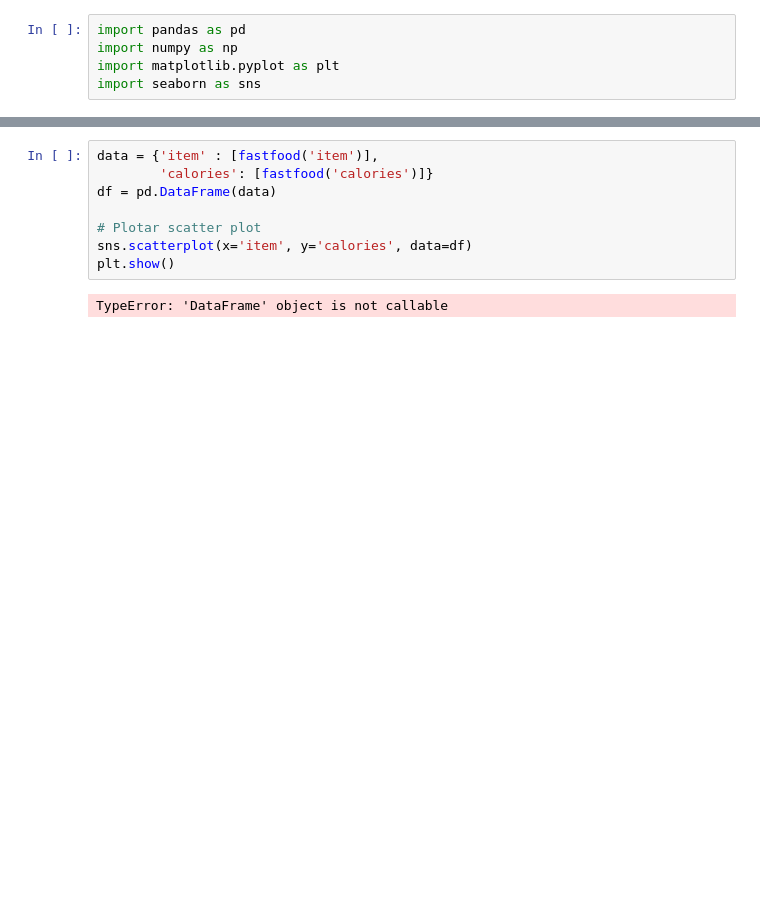
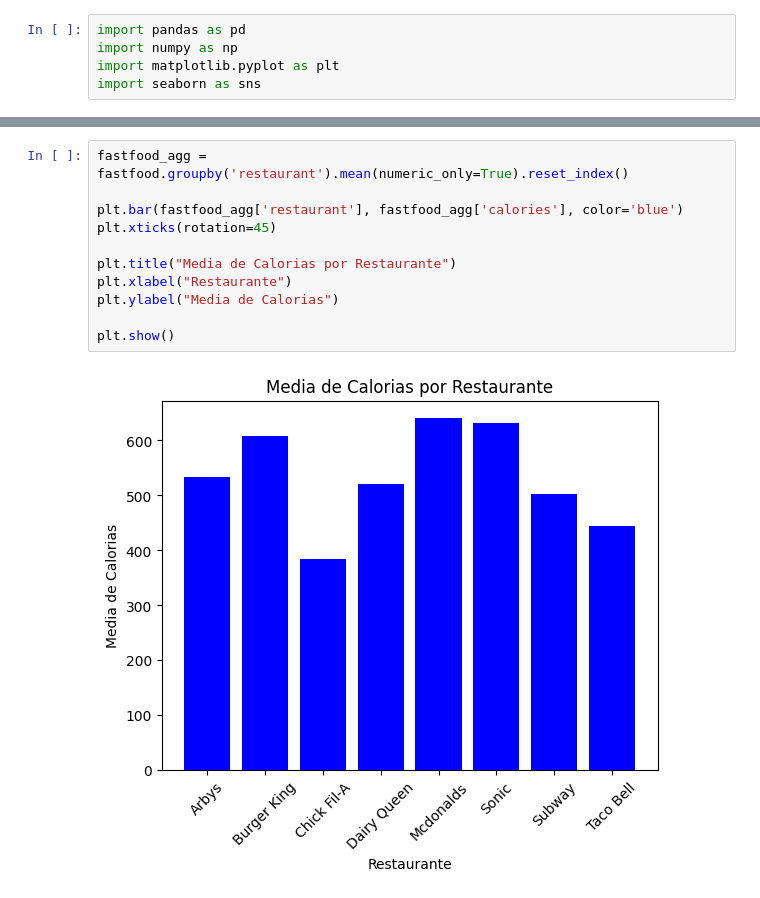
Before and after one commit to RodCavallini/Exercicios-Python, a Jupyter notebook: Exerciciosaula11.ipynb, the cells around one changed output, grey strips where cells are left out. Cells and saved outputs as stored; diff of their text form; blank space fills up the shorter version.

```diff
--- a/Exerciciosaula11.ipynb
+++ b/Exerciciosaula11.ipynb
@@ -24,13 +24,16 @@ fastfood.head(20)
 | 17 | Mcdonalds | Grilled Maple Bacon Dijon Chicken... | 580 | 190 | 21 | 8 | 0 | 135 | 1890 | ... |
 | 18 | Mcdonalds | Crispy Maple Bacon Dijon Chicken ... | 740 | 310 | 35 | 9 | 0.5 | 95 | 1780 | ... |
 | 19 | Mcdonalds | McChicken | 350 | 130 | 15 | 2023-05-03 00:00:00 | 0 | 40 | 600 | ... |
-# %%
-data = {'item' : [fastfood('item')],
-        'calories': [fastfood('calories')]}
-df = pd.DataFrame(data)
-
-# Plotar scatter plot
-sns.scatterplot(x='item', y='calories', data=df)
-plt.show()
-# %% [output]
-TypeError: 'DataFrame' object is not callable
+# %%
+fastfood_agg = fastfood.groupby('restaurant').mean(numeric_only=True).reset_index()
+
+plt.bar(fastfood_agg['restaurant'], fastfood_agg['calories'], color='blue')
+plt.xticks(rotation=45)
+
+plt.title("Media de Calorias por Restaurante")
+plt.xlabel("Restaurante")
+plt.ylabel("Media de Calorias")
+
+plt.show()
+# %% [output]
+[figure, added]
```
Also changed, not shown: parts of 3 cells of this notebook, 2 other files.
